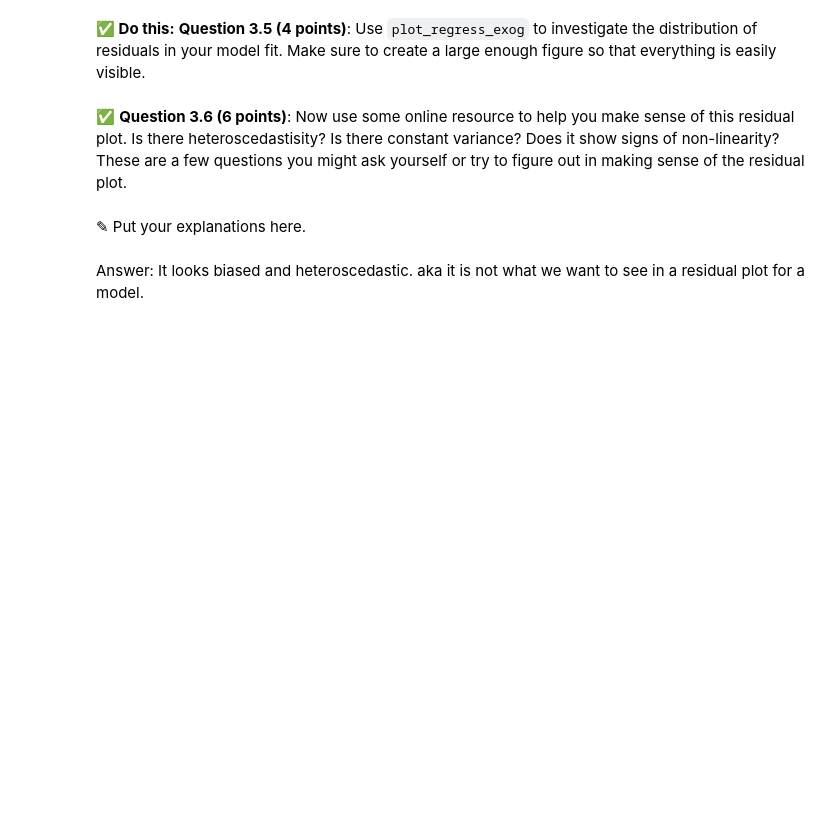
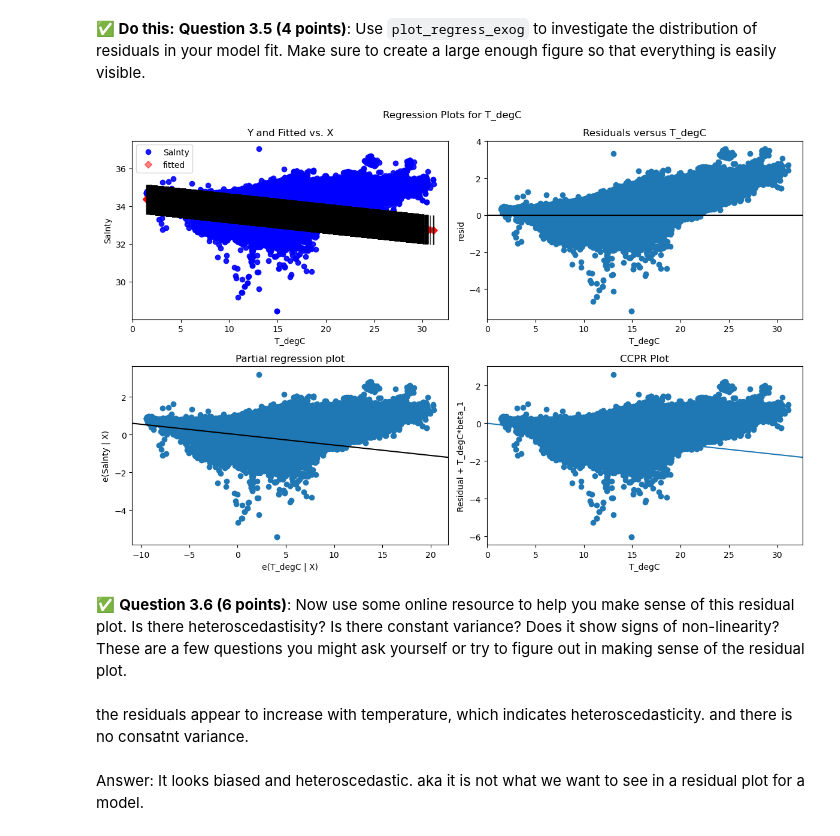
Before and after one commit to Justinwagner371/CMSE202-f25-turnin, a Jupyter notebook: hw-03/HW-03_Regression-S25-STUDENT.ipynb, the cells around one changed output. Drawn from its saved outputs; the diff is of its cells as text; code cells hidden in the pictures; blank space fills up the shorter version.

```diff
--- a/hw-03/HW-03_Regression-S25-STUDENT.ipynb
+++ b/hw-03/HW-03_Regression-S25-STUDENT.ipynb
@@ -172,7 +237,14 @@ In this part, we'll perform some one-variable linear and polynomial regression a
+# %%
+# Put code here.
+fig = sm.graphics.plot_regress_exog(model, 'T_degC', fig=plt.figure(figsize=(12, 8)))
+plt.tight_layout()
+plt.show()
+# %% [output]
+[figure, added]
 # %% [markdown]
 &#9989;  **Question 3.6 (6 points)**: Now use some online resource to help you make sense of this residual plot. Is there heteroscedastisity? Is there constant variance? Does it show signs of non-linearity? These are a few questions you might ask yourself or try to figure out in making sense of the residual plot.
-# %% [markdown]
-<font size=+3>&#9998;</font> Put your explanations here.
+# %% [markdown]
+the residuals appear to increase with temperature, which indicates heteroscedasticity. and there is no consatnt variance.
 # %% [markdown]
 Answer: It looks biased and heteroscedastic. aka it is not what we want to see in a residual plot for a model.
 # %% [markdown]
```
Also changed, not shown: parts of 10 cells of this notebook, 1 other file.
